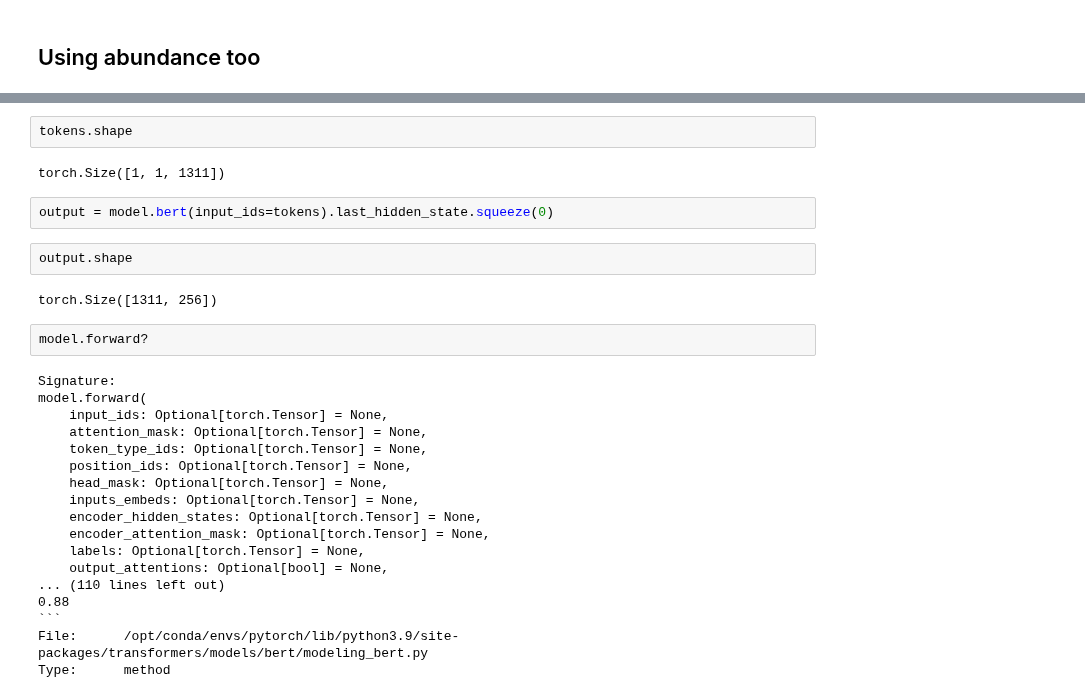
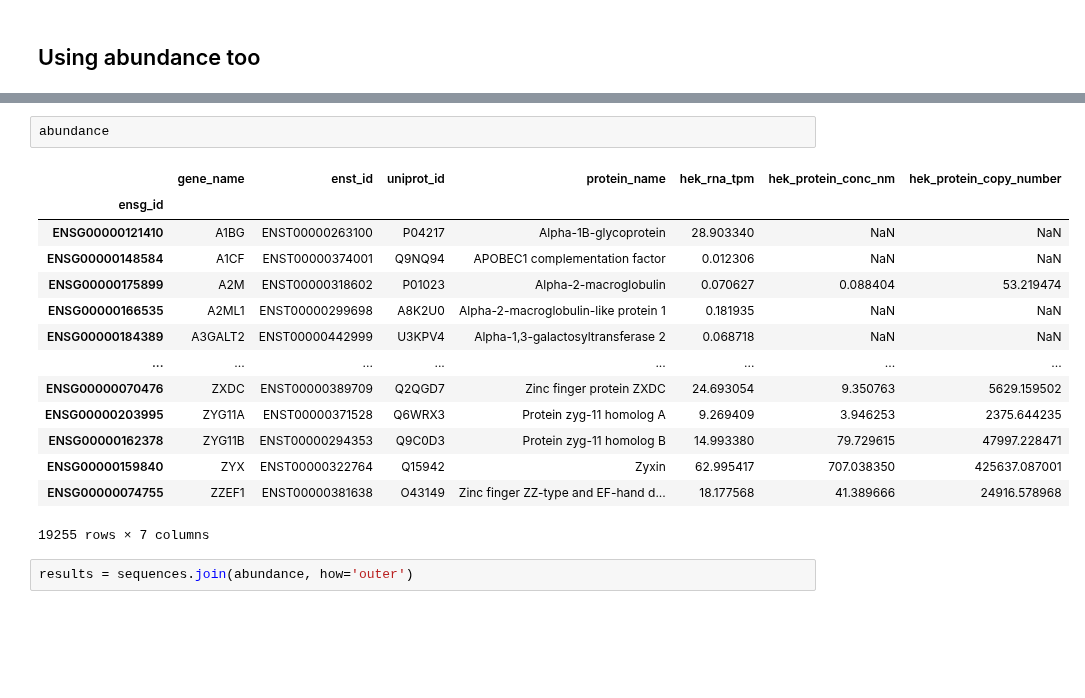
Before and after one commit to sofroniewn/proteoscope, a Jupyter notebook: notebooks/extras/geneformer.ipynb, the cells around one changed output, grey strips where cells are left out. Drawn from its saved outputs; the diff is of its cells as text; blank space fills up the shorter version.

Commit message:
new embeds

````diff
--- a/notebooks/extras/geneformer.ipynb
+++ b/notebooks/extras/geneformer.ipynb
@@ -132,30 +114,19 @@ Type:      method
-# %%
-tokens.shape
-# %% [output]
-torch.Size([1, 1, 1311])
-# %%
-output = model.bert(input_ids=tokens).last_hidden_state.squeeze(0)
-# %%
-output.shape
-# %% [output]
-torch.Size([1311, 256])
-# %%
-model.forward?
-# %% [output]
-Signature:
-model.forward(
-    input_ids: Optional[torch.Tensor] = None,
-    attention_mask: Optional[torch.Tensor] = None,
-    token_type_ids: Optional[torch.Tensor] = None,
-    position_ids: Optional[torch.Tensor] = None,
-    head_mask: Optional[torch.Tensor] = None,
-    inputs_embeds: Optional[torch.Tensor] = None,
-    encoder_hidden_states: Optional[torch.Tensor] = None,
-    encoder_attention_mask: Optional[torch.Tensor] = None,
-    labels: Optional[torch.Tensor] = None,
-    output_attentions: Optional[bool] = None,
-... (110 lines left out)
-0.88
-```
-File:      /opt/conda/envs/pytorch/lib/python3.9/site-packages/transformers/models/bert/modeling_bert.py
-Type:      method
+# %%
+abundance
+# %% [output]
+|  | gene_name | enst_id | uniprot_id | protein_name | hek_rna_tpm | hek_protein_conc_nm | hek_protein_copy_number |
+| ensg_id |  |  |  |  |  |  |  |
+| ENSG00000121410 | A1BG | ENST00000263100 | P04217 | Alpha-1B-glycoprotein | 28.903340 | NaN | NaN |
+| ENSG00000148584 | A1CF | ENST00000374001 | Q9NQ94 | APOBEC1 complementation factor | 0.012306 | NaN | NaN |
+| ENSG00000175899 | A2M | ENST00000318602 | P01023 | Alpha-2-macroglobulin | 0.070627 | 0.088404 | 53.219474 |
+| ENSG00000166535 | A2ML1 | ENST00000299698 | A8K2U0 | Alpha-2-macroglobulin-like protein 1 | 0.181935 | NaN | NaN |
+| ENSG00000184389 | A3GALT2 | ENST00000442999 | U3KPV4 | Alpha-1,3-galactosyltransferase 2 | 0.068718 | NaN | NaN |
+| ... | ... | ... | ... | ... | ... | ... | ... |
+| ENSG00000070476 | ZXDC | ENST00000389709 | Q2QGD7 | Zinc finger protein ZXDC | 24.693054 | 9.350763 | 5629.159502 |
+| ENSG00000203995 | ZYG11A | ENST00000371528 | Q6WRX3 | Protein zyg-11 homolog A | 9.269409 | 3.946253 | 2375.644235 |
+| ENSG00000162378 | ZYG11B | ENST00000294353 | Q9C0D3 | Protein zyg-11 homolog B | 14.993380 | 79.729615 | 47997.228471 |
+| ENSG00000159840 | ZYX | ENST00000322764 | Q15942 | Zyxin | 62.995417 | 707.038350 | 425637.087001 |
+| ENSG00000074755 | ZZEF1 | ENST00000381638 | O43149 | Zinc finger ZZ-type and EF-hand d... | 18.177568 | 41.389666 | 24916.578968 |
+19255 rows × 7 columns
+# %%
+results = sequences.join(abundance, how='outer')
````
Also changed, not shown: parts of 15 cells of this notebook, 12 other files.
